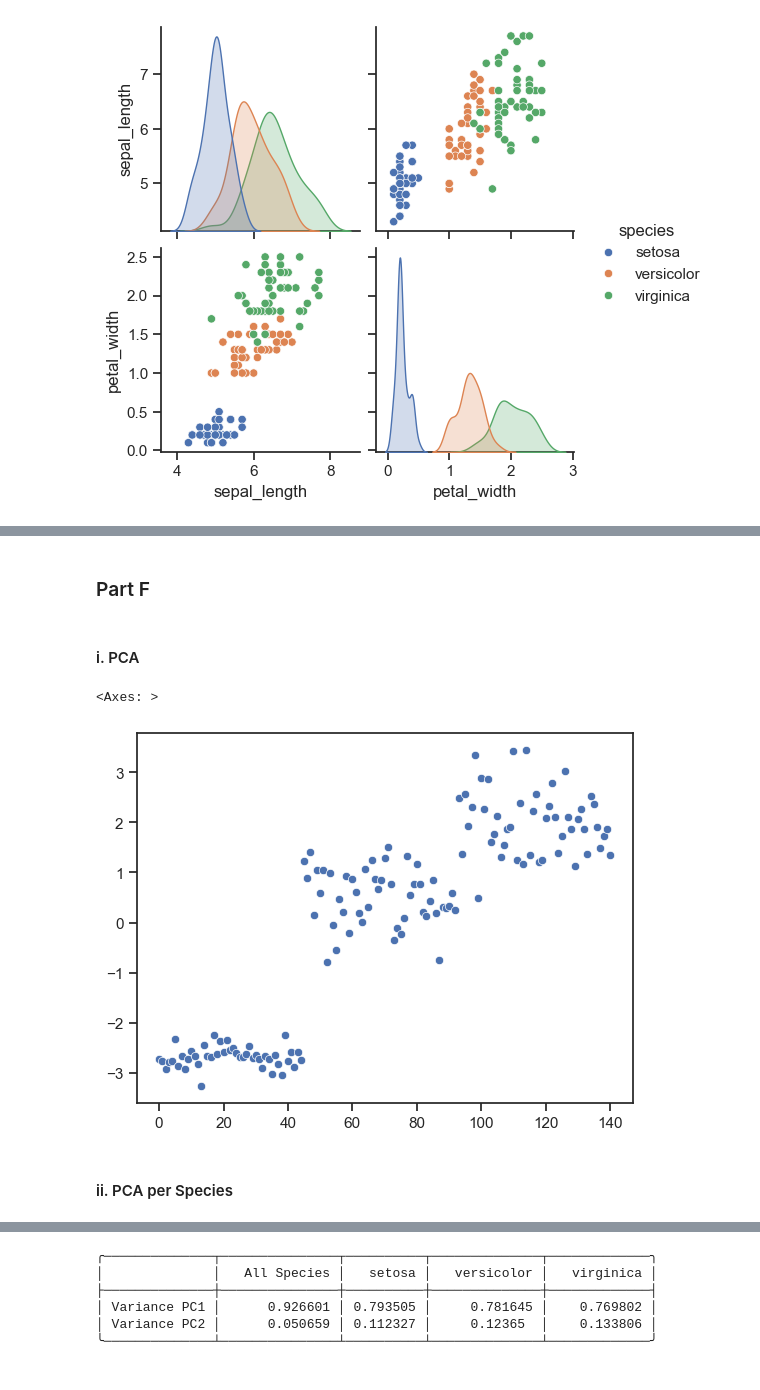
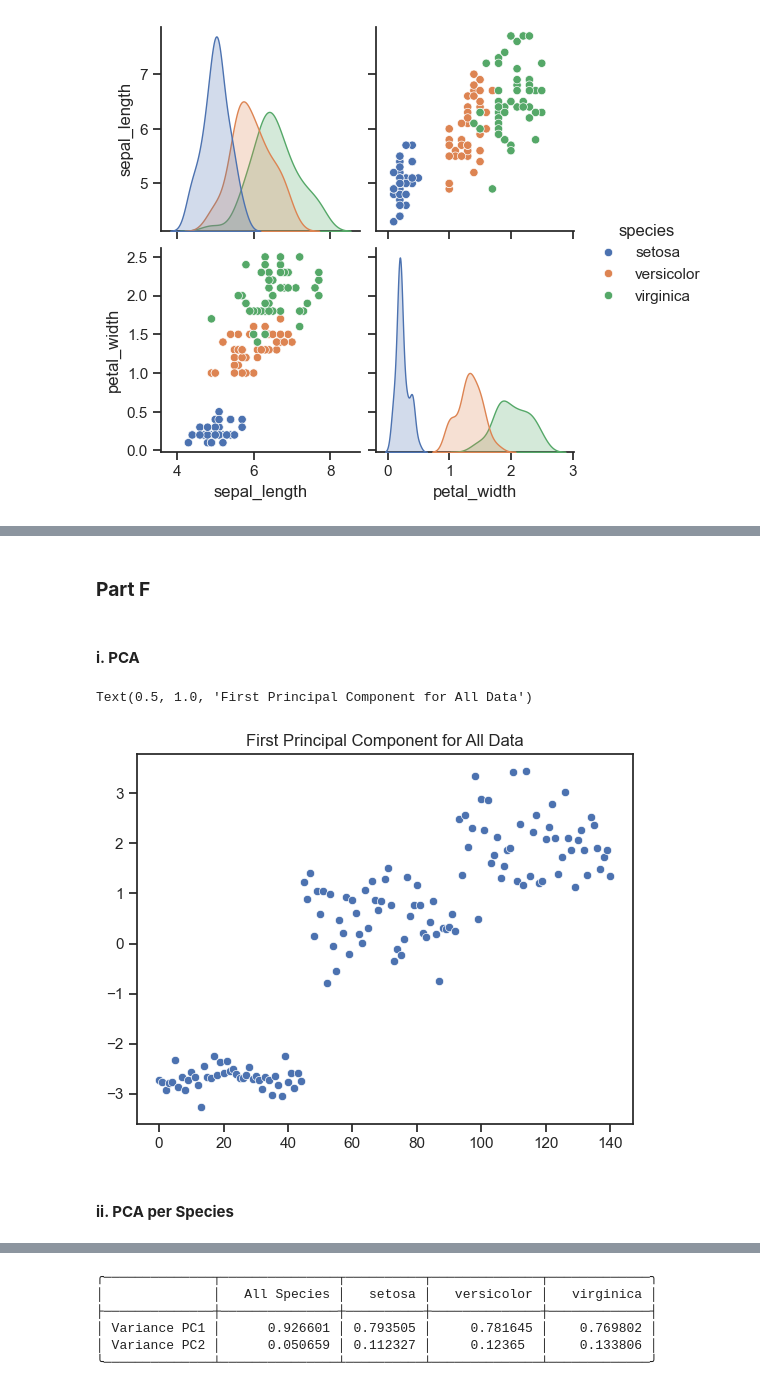
Before and after one commit to zhatz111/Data-Science-Masters, a Jupyter notebook: Algorithms for Data Science/Programming Assignment 1/PA1_Hatzenbeller_Zach.ipynb, the cells around one changed output, grey strips where cells are left out. Saved outputs shown, nothing was run; the diff lists cells and outputs as text; code cells hidden in the pictures.

```diff
--- a/Algorithms for Data Science/Programming Assignment 1/PA1_Hatzenbeller_Zach.ipynb
+++ b/Algorithms for Data Science/Programming Assignment 1/PA1_Hatzenbeller_Zach.ipynb
@@ -53,7 +53,7 @@ for c1, i in enumerate(classes):
         stats_matrix[0, c2] = min(feature_class)
         stats_matrix[1, c2] = max(feature_class)
         stats_matrix[2, c2] = feature_class.mean()
-        stats_matrix[3, c2] = stats.trim_mean(feature_class, 0.1)
+        stats_matrix[3, c2] = stats.trim_mean(feature_class, 0.15)
         stats_matrix[4, c2] = stats.mstats.trimmed_mean(feature_class)
         stats_matrix[5, c2] = feature_class.std()
         stats_matrix[6, c2] = stats.skew(feature_class)
@@ -537,18 +536,19 @@ C. A good metric to separate the features would be to use the expecation maximiz
 # %% [markdown]
-### Part F
+### **Part F**
 # %% [markdown]
-#### i. PCA
+#### **i. PCA**
 # %%
 from sklearn.decomposition import PCA
 
 decompose = PCA(n_components=2)
 pca_data = decompose.fit_transform(X=data_without_outliers[features])
 sns.scatterplot(pca_data[:,0])
+plt.title("First Principal Component for All Data")
 # %% [output]
-<Axes: >
+Text(0.5, 1.0, 'First Principal Component for All Data')
-[figure, old version]
+[figure, new version]
 # %% [markdown]
-#### ii. PCA per Species
+#### **ii. PCA per Species**
 # %%
 species_pca = {}
 for i in data_without_outliers["species"].unique():
```
Also changed, not shown: parts of 48 cells of this notebook, 8 other files.
